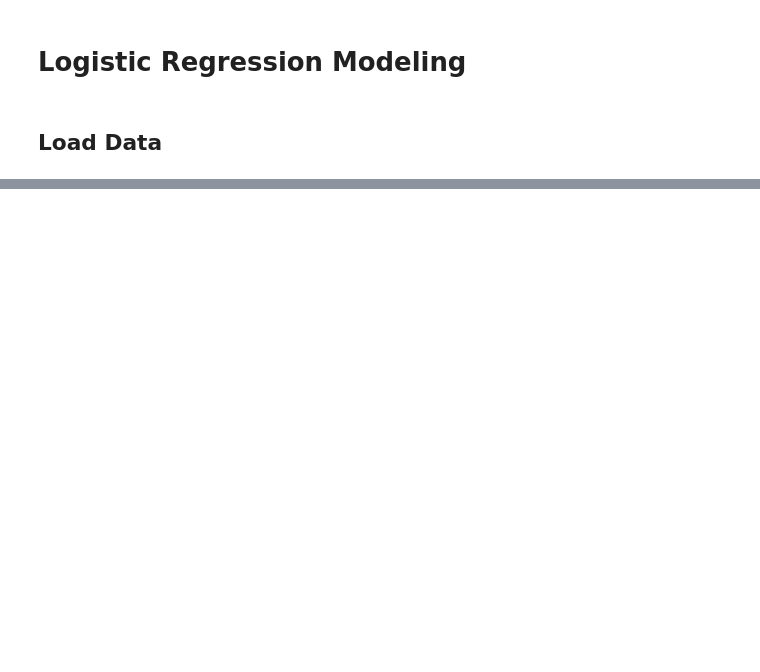
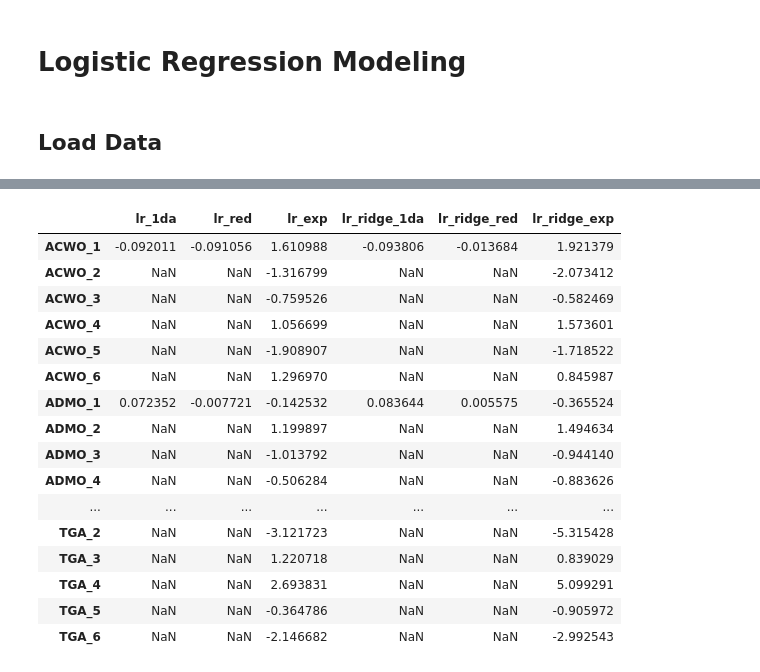
Before and after one commit to willcoughlin/predicting-abnormal-grid-conditions, a Jupyter notebook: notebooks/logistic.ipynb, the cells around one changed output, grey strips where cells are left out. Cells and saved outputs as stored; diff of their text form; code cells hidden in the pictures; blank space fills up the shorter version.

```diff
--- a/notebooks/logistic.ipynb
+++ b/notebooks/logistic.ipynb
@@ -44,0 +109,29 @@ class_bal
+# %%
+def perform_grid_search_fit(model_config, X_fit, y_fit):
+  clf = model_config["clf"]
+  param_grid = model_config["param_grid"]
+
+  pipe_steps = [
+    ("scaler", StandardScaler()),
+    ("clf", clf)
+  ]
+
+  if "pca" in name:
+    pipe_steps.insert(1, ("pca", PCA()))
+
+  pipe = Pipeline(pipe_steps)
+  kf = StratifiedKFold(n_splits=10)
+  search = GridSearchCV(pipe, param_grid, cv=kf, scoring=make_scorer(fbeta_score, beta=2), n_jobs=-1, refit=True)
+  search.fit(X_fit, y_fit)
+
+  return (search.best_estimator_, search.best_params_)
+
+best_models = {}
+for name, model_config in model_configs.items():
+  X_train = train_features[name]
+  best_model, best_params = perform_grid_search_fit(model_config, X_train, y_train)
+  print(f"Best params for model {name}: {best_params}")
+  best_models[name] = {
+    "model": best_model,
+    "params": best_params
+  }
@@ -44,0 +148,30 @@ class_bal
+# %%
+betas_df = pd.DataFrame(index=X_expanded_train.columns)
+for name, best_model in best_models.items():
+  mod = best_model["model"]
+  params = best_model["params"]
+  X_train = train_features[name]
+
+  if "pca" not in name:
+    betas = mod.named_steps["clf"].coef_
+    betas = pd.Series(betas[0], index=X_train.columns, name=name)
+    betas_df = betas_df.merge(betas, how="left", left_index=True, right_index=True)
+display(betas_df)
+# %% [output]
+|  | lr_1da | lr_red | lr_exp | lr_ridge_1da | lr_ridge_red | lr_ridge_exp |
+| ACWO_1 | -0.092011 | -0.091056 | 1.610988 | -0.093806 | -0.013684 | 1.921379 |
+| ACWO_2 | NaN | NaN | -1.316799 | NaN | NaN | -2.073412 |
+| ACWO_3 | NaN | NaN | -0.759526 | NaN | NaN | -0.582469 |
+| ACWO_4 | NaN | NaN | 1.056699 | NaN | NaN | 1.573601 |
+| ACWO_5 | NaN | NaN | -1.908907 | NaN | NaN | -1.718522 |
+| ACWO_6 | NaN | NaN | 1.296970 | NaN | NaN | 0.845987 |
+| ADMO_1 | 0.072352 | -0.007721 | -0.142532 | 0.083644 | 0.005575 | -0.365524 |
+| ADMO_2 | NaN | NaN | 1.199897 | NaN | NaN | 1.494634 |
+| ADMO_3 | NaN | NaN | -1.013792 | NaN | NaN | -0.944140 |
+| ADMO_4 | NaN | NaN | -0.506284 | NaN | NaN | -0.883626 |
+| ... | ... | ... | ... | ... | ... | ... |
+| TGA_2 | NaN | NaN | -3.121723 | NaN | NaN | -5.315428 |
+| TGA_3 | NaN | NaN | 1.220718 | NaN | NaN | 0.839029 |
+| TGA_4 | NaN | NaN | 2.693831 | NaN | NaN | 5.099291 |
+| TGA_5 | NaN | NaN | -0.364786 | NaN | NaN | -0.905972 |
+| TGA_6 | NaN | NaN | -2.146682 | NaN | NaN | -2.992543 |
```
Also changed, not shown: parts of 31 cells of this notebook, 1 other file.
